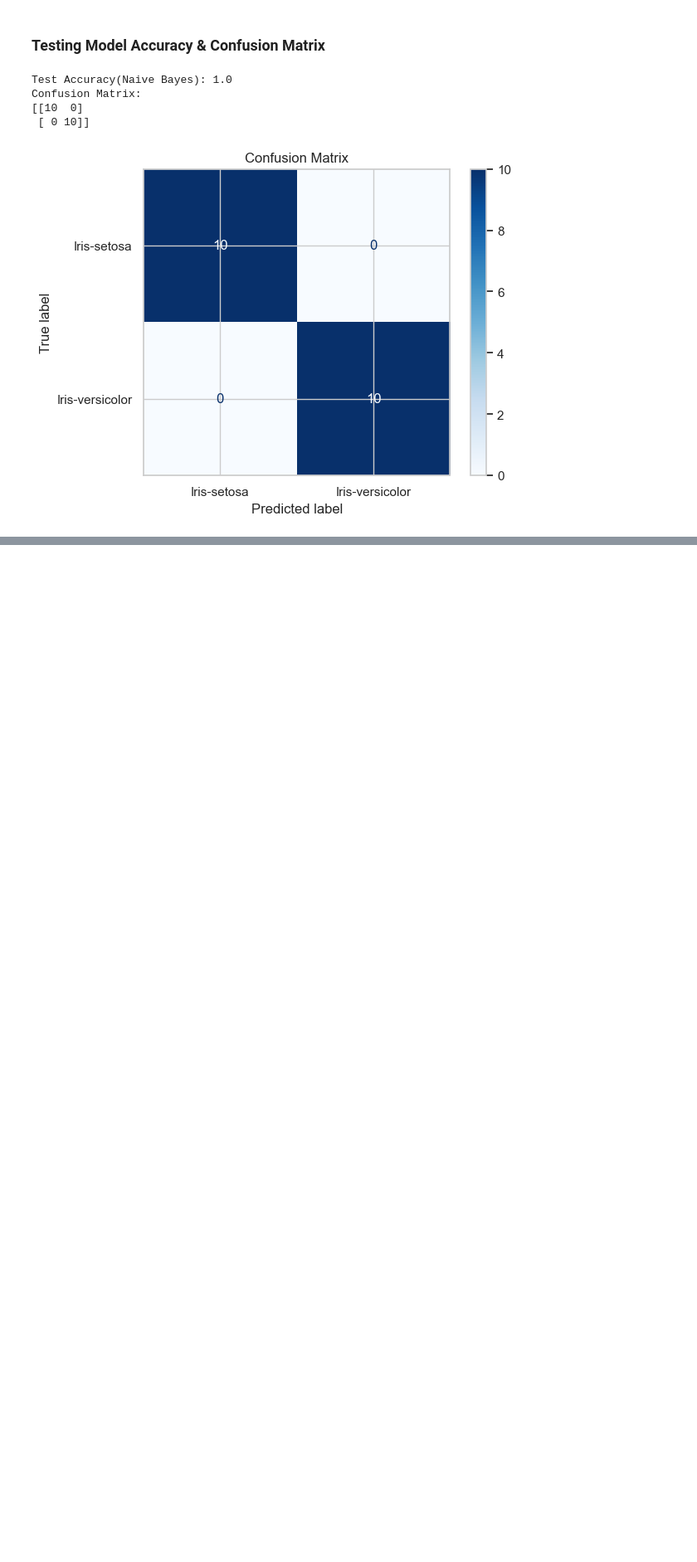
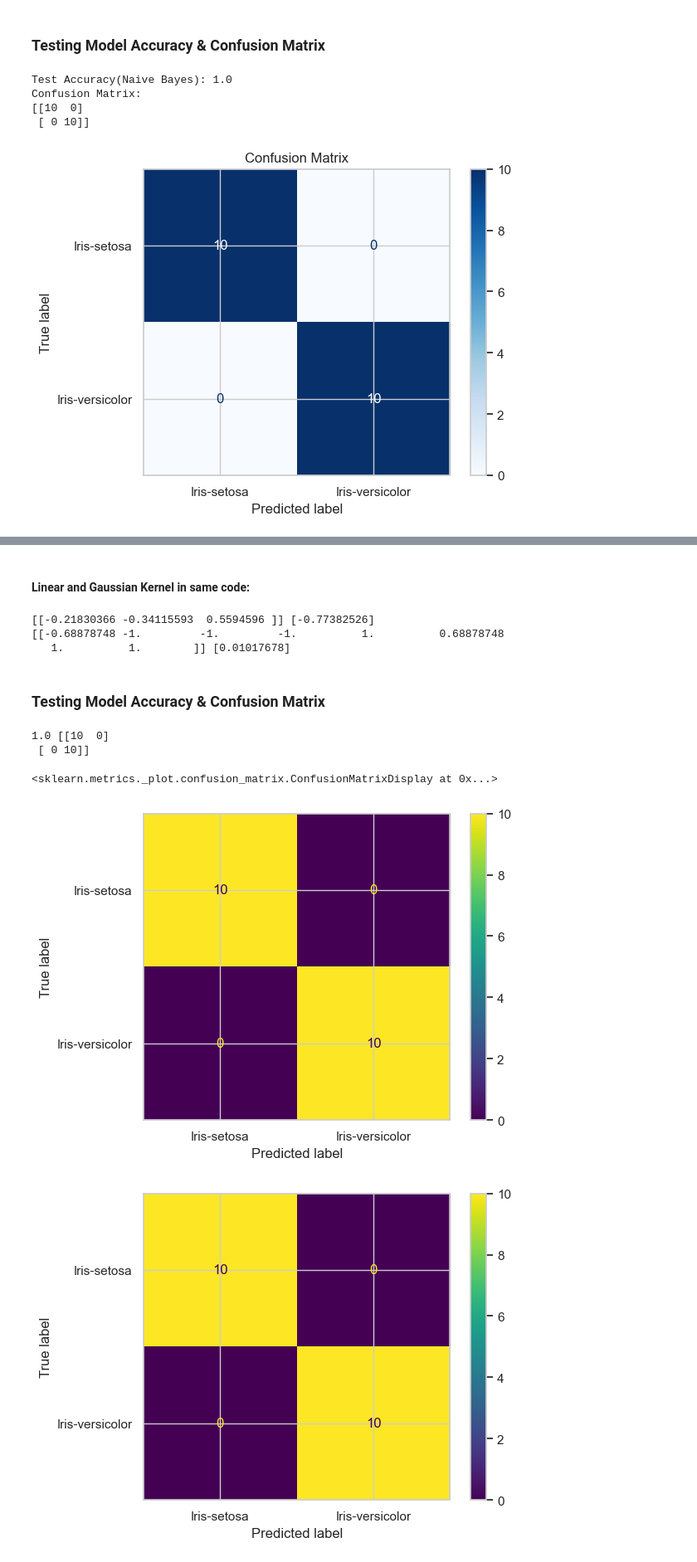
Before and after one commit to ExusBurn/MLStuff, a Jupyter notebook: IrisClassification/IrisClassification.ipynb, the cells around one changed output, grey strips where cells are left out. Shown: that part at 83% size. Saved outputs shown, nothing was run; the diff lists cells and outputs as text; code cells hidden in the pictures; blank space fills up the shorter version.

```diff
--- a/IrisClassification/IrisClassification.ipynb
+++ b/IrisClassification/IrisClassification.ipynb
@@ -328,3 +384,77 @@ Confusion Matrix:
+# %% [markdown]
+#### Linear and Gaussian Kernel in same code:
+# %%
+# # Training data: first 40 rows (0–39) and rows 50–89 (50–89)
+# train_df = pd.concat([df.iloc[0:40], df.iloc[50:90]], ignore_index=True)
+
+# # Test data: rows 40–49 (10 rows) and rows 90–119 (30 rows)
+# test_df = pd.concat([df.iloc[40:50], df.iloc[90:100]], ignore_index=True)
+from sklearn.svm import SVC
+X_train = train_df.iloc[:,:-1]
+y_train = train_df.iloc[:,-1]
+
+#Linear Kernel:
+svm_linear = SVC(kernel = 'linear')
+svm_linear.fit(X_train,y_train)
+
+#Lagrange Multipliers(Just for reference):
+alphas_times_y = svm_linear.dual_coef_
+
+#Bias Terms(Just for reference):
+bias = svm_linear.intercept_
+
+print(alphas_times_y,bias)
+
+#Gaussian Kernel:
+svm_gaussian = SVC(kernel='rbf')
+svm_gaussian.fit(X_train,y_train)
+
+#Lagrange Multipliers(Just for reference): For Gaussian
+alphas_times_y = svm_gaussian.dual_coef_
+
+#Bias Terms(Just for reference):
+bias = svm_gaussian.intercept_
+
+print(alphas_times_y,bias)
+# %% [output]
+[[-0.21830366 -0.34115593  0.5594596 ]] [-0.77382526]
+[[-0.68878748 -1.         -1.         -1.          1.          0.68878748
+   1.          1.        ]] [0.01017678]
+# %% [markdown]
+### Testing Model Accuracy & Confusion Matrix
+# %%
+from sklearn.metrics import confusion_matrix, ConfusionMatrixDisplay, accuracy_score
+X_test = test_df.iloc[:,:-1]
+y_test = test_df.iloc[:,-1]
+#Making Prediction
+y_predlinear = svm_linear.predict(X_test)
+
+y_predrbf = svm_gaussian.predict(X_test)
+
+#Now, we have y test and y predict! So we can Evaluate the model and get our confusion matrix!
+accuracy = accuracy_score(y_test,y_predlinear)
+conf_matrix = confusion_matrix(y_test,y_predlinear)
+
+print(accuracy,conf_matrix)
+
+accuracy = accuracy_score(y_test,y_predrbf)
+conf_matrix = confusion_matrix(y_test,y_predrbf)
+
+#Confusion Matrix as a heatmap
+cm_linear = confusion_matrix(y_test,y_predlinear)
+cm_rbf = confusion_matrix(y_test,y_predrbf)
+
+disp_linear = ConfusionMatrixDisplay(confusion_matrix=cm_linear, display_labels=svm_linear.classes_)
+disp_rbf = ConfusionMatrixDisplay(confusion_matrix=cm_rbf, display_labels=svm_gaussian.classes_)
+
+disp_linear.plot()
+disp_rbf.plot()
+# %% [output]
+1.0 [[10  0]
+ [ 0 10]]
+<sklearn.metrics._plot.confusion_matrix.ConfusionMatrixDisplay at 0x...>
+[figure, added]
+[figure, added]
 # %% [markdown]
 ## Conclusion
 
```
Also changed, not shown: parts of 3 cells of this notebook, 1 other file.
